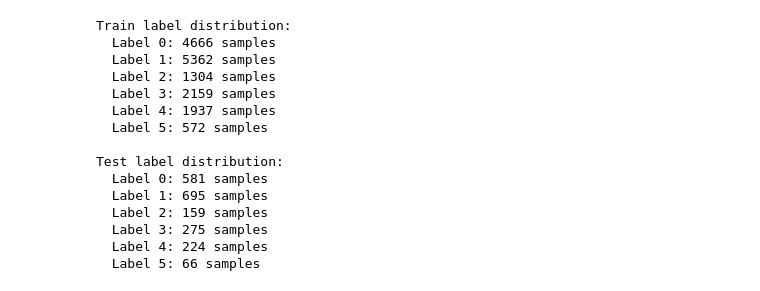
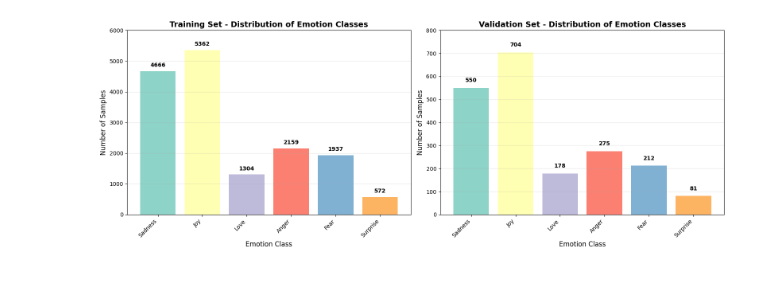
Before and after one commit to AthreyaG4/Sentiment-Analysis, a Jupyter notebook: sentiment_lstm.ipynb, the cells around one changed output. Saved outputs shown, nothing was run; the diff lists cells and outputs as text; code cells hidden in the pictures.

```diff
--- a/sentiment_lstm.ipynb
+++ b/sentiment_lstm.ipynb
@@ -53,31 +55,49 @@ train_data_tokenized.set_format(type="torch", columns=["ids", "type_ids", "atten
 validation_data_tokenized = validation_data.map(tokenization)
 validation_data_tokenized.set_format(type="torch", columns=["ids", "type_ids", "attention_mask", "label"])
 # %%
-print("Train label distribution:")
 train_label_counts = Counter(train_data['label'])
-for label, count in sorted(train_label_counts.items()):
-    print(f"  Label {label}: {count} samples")
+validation_label_counts = Counter(validation_data['label'])
+test_label_counts = Counter(test_data['label'])
 
-print("\nTest label distribution:")
-test_label_counts = Counter(test_data['label'])
-for label, count in sorted(test_label_counts.items()):
-    print(f"  Label {label}: {count} samples")
+def plot_class_distribution_combined(train_counts, val_counts, label_names):
+    fig, axes = plt.subplots(1, 2, figsize=(16, 6))
+
+    classes = sorted(train_counts.keys())
+    train_data = [train_counts[i] for i in classes]
+    val_data = [val_counts[i] for i in classes]
+    colors = plt.cm.Set3(range(len(classes)))
+
+    axes[0].bar(classes, train_data, color=colors)
+    axes[0].set_xlabel('Emotion Class', fontsize=12)
+    axes[0].set_ylabel('Number of Samples', fontsize=12)
+    axes[0].set_title('Training Set - Distribution of Emotion Classes', fontsize=14, fontweight='bold')
+    axes[0].set_xticks(classes)
+    axes[0].set_xticklabels([label_names[i].capitalize() for i in classes], rotation=45, ha='right')
+    axes[0].set_ylim(0, 6000)
+    axes[0].grid(axis='y', alpha=0.3)
+
+    for i, (c, count) in enumerate(zip(classes, train_data)):
+        axes[0].text(c, count + 100, str(count), ha='center', va='bottom', fontweight='bold')
+
+    axes[1].bar(classes, val_data, color=colors)
+    axes[1].set_xlabel('Emotion Class', fontsize=12)
+    axes[1].set_ylabel('Number of Samples', fontsize=12)
+    axes[1].set_title('Validation Set - Distribution of Emotion Classes', fontsize=14, fontweight='bold')
+    axes[1].set_xticks(classes)
+    axes[1].set_xticklabels([label_names[i].capitalize() for i in classes], rotation=45, ha='right')
+    axes[1].set_ylim(0, 800)
+    axes[1].grid(axis='y', alpha=0.3)
+
+    for i, (c, count) in enumerate(zip(classes, val_data)):
+        axes[1].text(c, count + 20, str(count), ha='center', va='bottom', fontweight='bold')
+
+    plt.tight_layout()
+    plt.savefig('class_distribution_combined.png', dpi=300, bbox_inches='tight')
+    plt.show()
+
+plot_class_distribution_combined(train_label_counts, validation_label_counts, label_names)
 # %% [output]
-Train label distribution:
-  Label 0: 4666 samples
-  Label 1: 5362 samples
-  Label 2: 1304 samples
-  Label 3: 2159 samples
-  Label 4: 1937 samples
-  Label 5: 572 samples
-
-Test label distribution:
-  Label 0: 581 samples
-  Label 1: 695 samples
-  Label 2: 159 samples
-  Label 3: 275 samples
-  Label 4: 224 samples
-  Label 5: 66 samples
+[figure, added]
 # %%
 class RNN(nn.Module):
     def __init__(self, input_size, emb_size, hidden_size, output_size):
```
Also changed, not shown: parts of 10 cells of this notebook, 3 other files.
